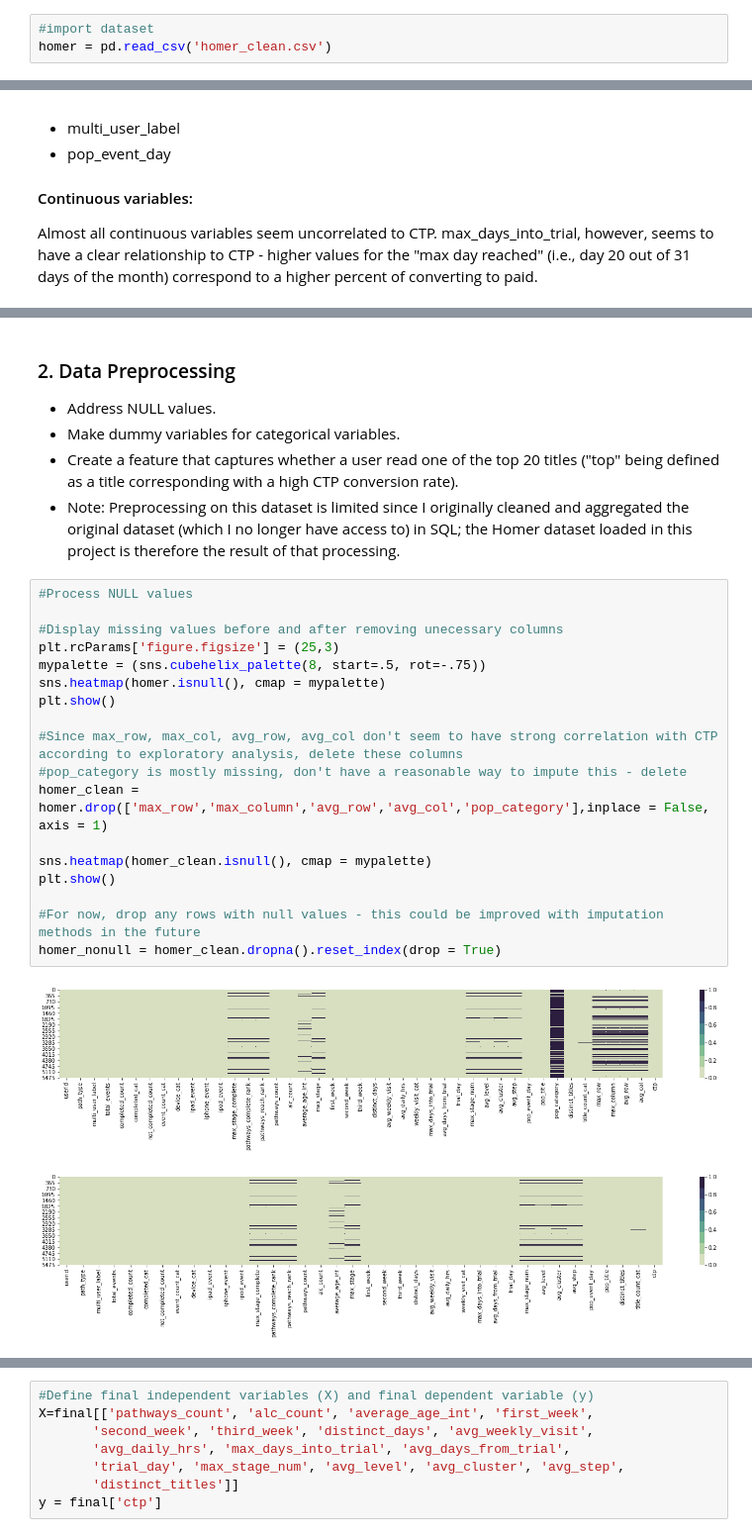
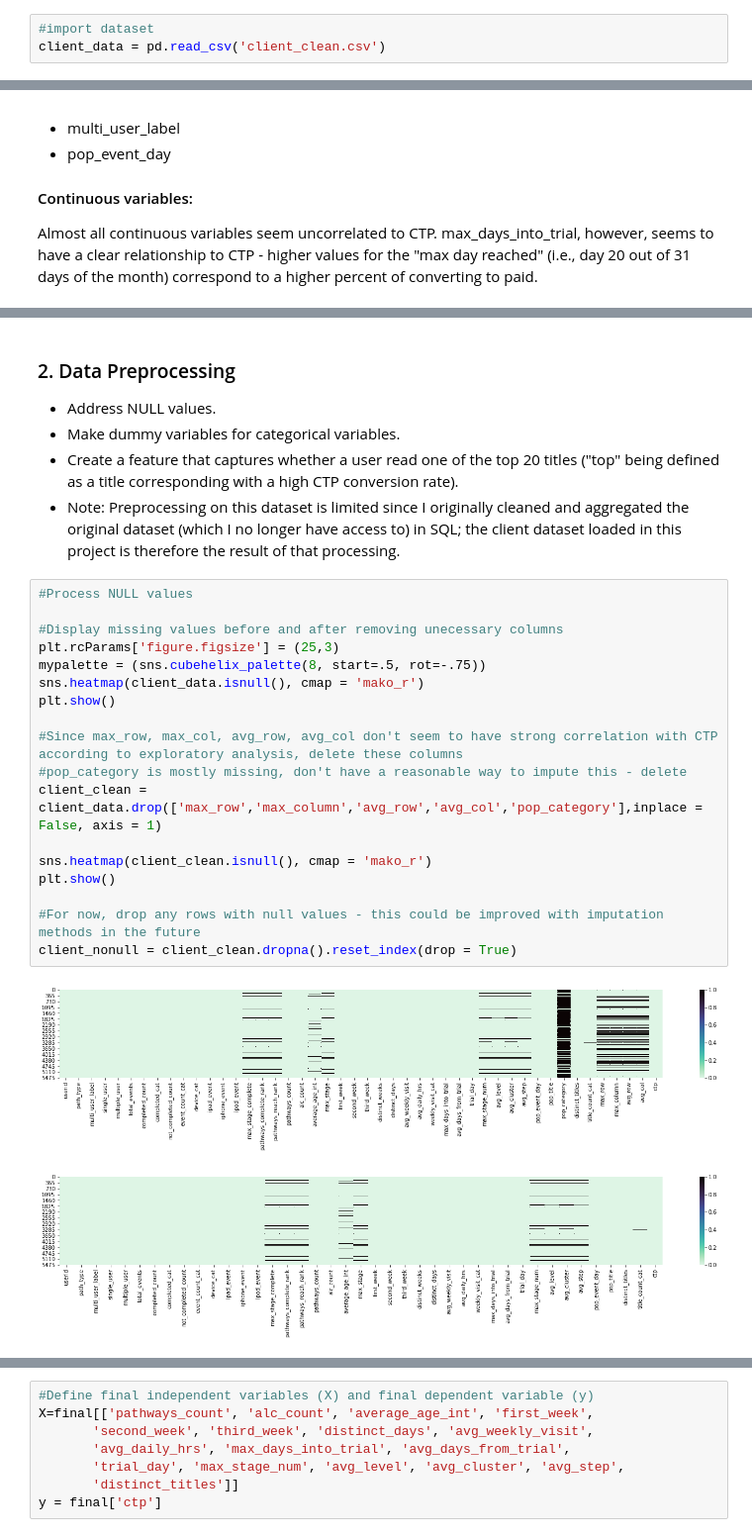
Before and after one commit to christinejiang11/personal_projects, a Jupyter notebook: Homer_Recommendation/Homer_CTP_Classification.ipynb, the cells around one changed output, grey strips where cells are left out. Shown at 99% size. Saved outputs shown, nothing was run; the diff lists cells and outputs as text.

```diff
--- a/Homer_Recommendation/Homer_CTP_Classification.ipynb
+++ b/Homer_Recommendation/Homer_CTP_Classification.ipynb
@@ -28,7 +29,7 @@ dir(pd.options.display)
 pd.options.display.max_columns = 50
 # %%
 #import dataset
-homer = pd.read_csv('homer_clean.csv')
+client_data = pd.read_csv('client_clean.csv')
 # %% [markdown]
 ### 1. Data Exploration
 - Investigate characteristics of the dataset, including distribution of features, size of the data, and baseline conversion rate (free trial to CTP)
@@ -138,28 +139,28 @@ plot_continuous(homer, continuous_columns)
 - Address NULL values.
 - Make dummy variables for categorical variables.
 - Create a feature that captures whether a user read one of the top 20 titles ("top" being defined as a title corresponding with a high CTP conversion rate).
-- Note: Preprocessing on this dataset is limited since I originally cleaned and aggregated the original dataset (which I no longer have access to) in SQL; the Homer dataset loaded in this project is therefore the result of that processing.
+- Note: Preprocessing on this dataset is limited since I originally cleaned and aggregated the original dataset (which I no longer have access to) in SQL; the client dataset loaded in this project is therefore the result of that processing.
 # %%
 #Process NULL values
 
 #Display missing values before and after removing unecessary columns
 plt.rcParams['figure.figsize'] = (25,3)
 mypalette = (sns.cubehelix_palette(8, start=.5, rot=-.75))
-sns.heatmap(homer.isnull(), cmap = mypalette)
+sns.heatmap(client_data.isnull(), cmap = 'mako_r')
 plt.show()
 
 #Since max_row, max_col, avg_row, avg_col don't seem to have strong correlation with CTP according to exploratory analysis, delete these columns
 #pop_category is mostly missing, don't have a reasonable way to impute this - delete
-homer_clean = homer.drop(['max_row','max_column','avg_row','avg_col','pop_category'],inplace = False, axis = 1)
+client_clean = client_data.drop(['max_row','max_column','avg_row','avg_col','pop_category'],inplace = False, axis = 1)
 
-sns.heatmap(homer_clean.isnull(), cmap = mypalette)
+sns.heatmap(client_clean.isnull(), cmap = 'mako_r')
 plt.show()
 
 #For now, drop any rows with null values - this could be improved with imputation methods in the future
-homer_nonull = homer_clean.dropna().reset_index(drop = True)
+client_nonull = client_clean.dropna().reset_index(drop = True)
 # %% [output]
-[figure, old version]
+[figure, new version]
-[figure, old version]
+[figure, new version]
 # %%
 #Calculate what the most commonly-read 20 titles are
 #For these titles, find which ones have a conversion rate greater than our baseline of 67%. This indicates titles correlated with a high CTP rate
```
Also changed, not shown: parts of 16 cells of this notebook, 1 other file.
